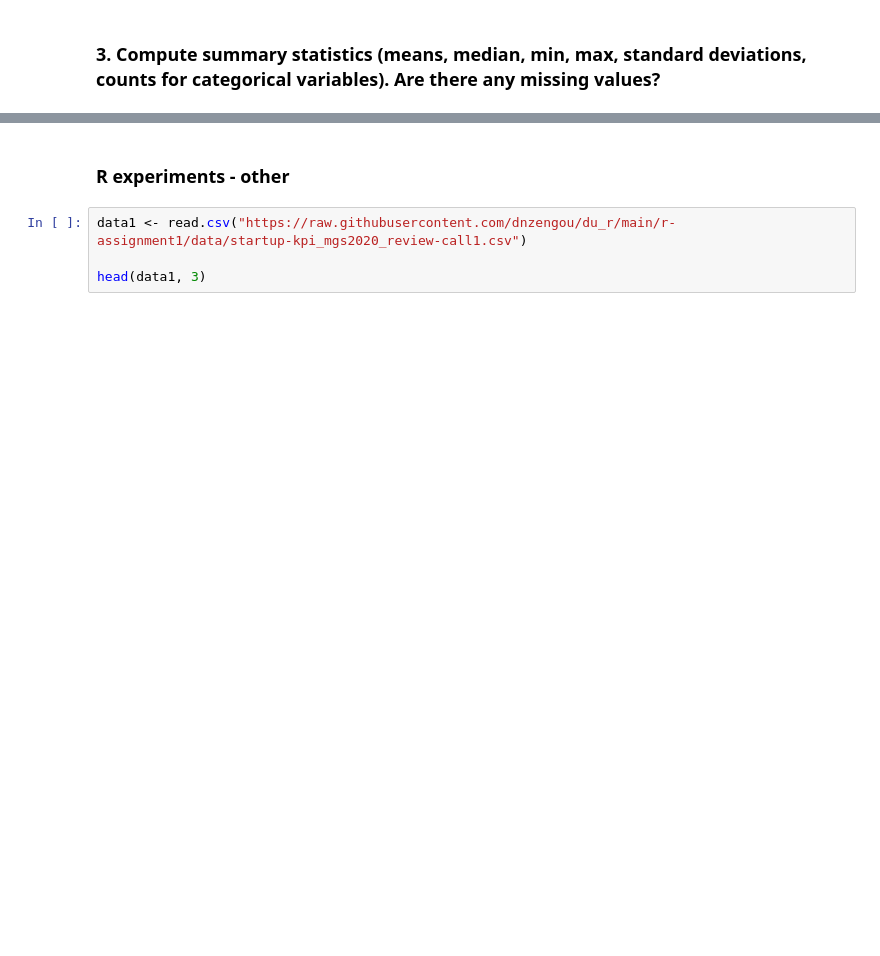
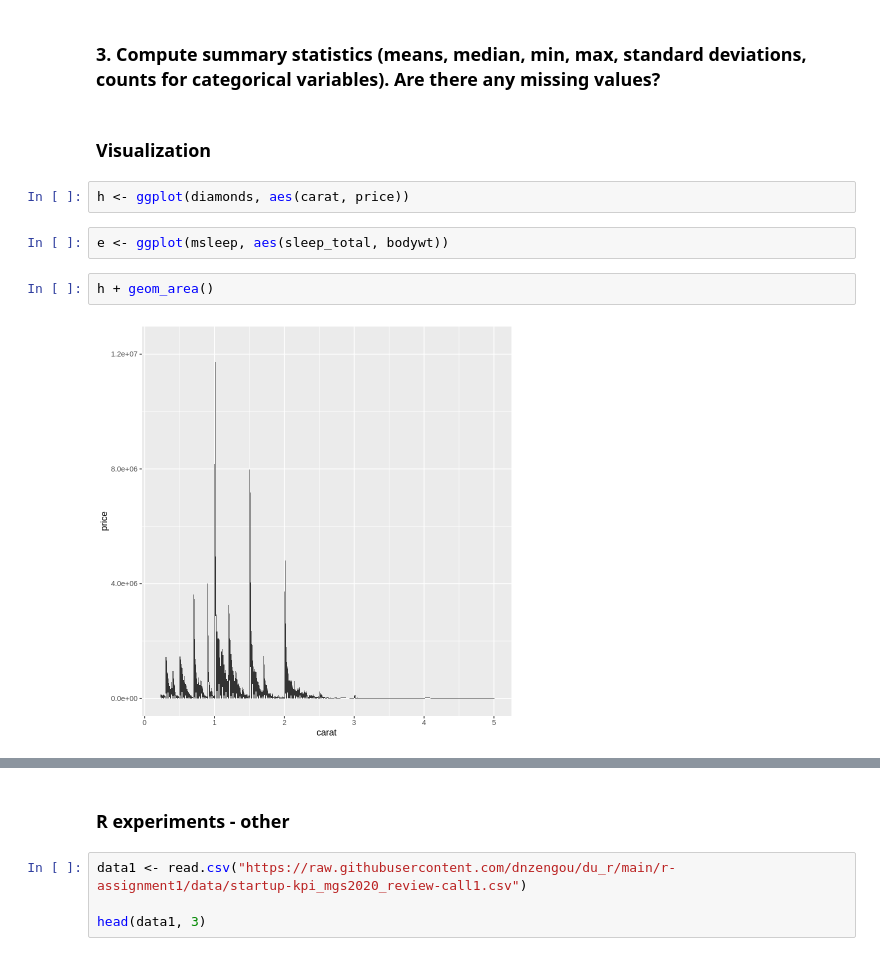
Before and after one commit to dnzengou/du_r, a Jupyter notebook: r-experiments/r_experiements_R.ipynb, the cells around one changed output, grey strips where cells are left out. Drawn from its saved outputs; the diff is of its cells as text; blank space fills up the shorter version.

```diff
--- a/r-experiments/r_experiements_R.ipynb
+++ b/r-experiments/r_experiements_R.ipynb
@@ -138,3 +142,13 @@ A psych: 10 × 13
 | z | 10 | 53940 | 3.5387338 | 0.7056988 | 3.53 | 3.4948834 | 0.845082 | 0.0 | 31.80 | 31.80 | 1.52233789 | ... |
 # %% [markdown]
 ### 3. Compute summary statistics (means, median, min, max, standard deviations, counts for categorical variables). Are there any missing values?
+# %% [markdown]
+### Visualization
+# %%
+h <- ggplot(diamonds, aes(carat, price))
+# %%
+e <- ggplot(msleep, aes(sleep_total, bodywt))
+# %%
+h + geom_area()
+# %% [output]
+[figure, added]
```
Also changed, not shown: parts of 30 cells of this notebook, 4 other files.
